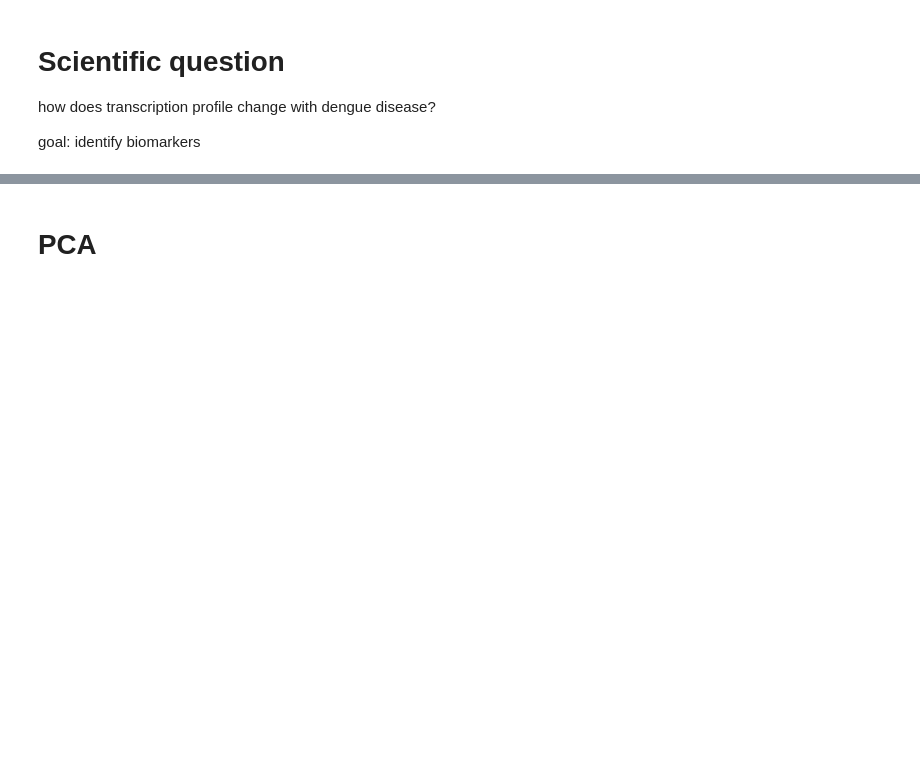
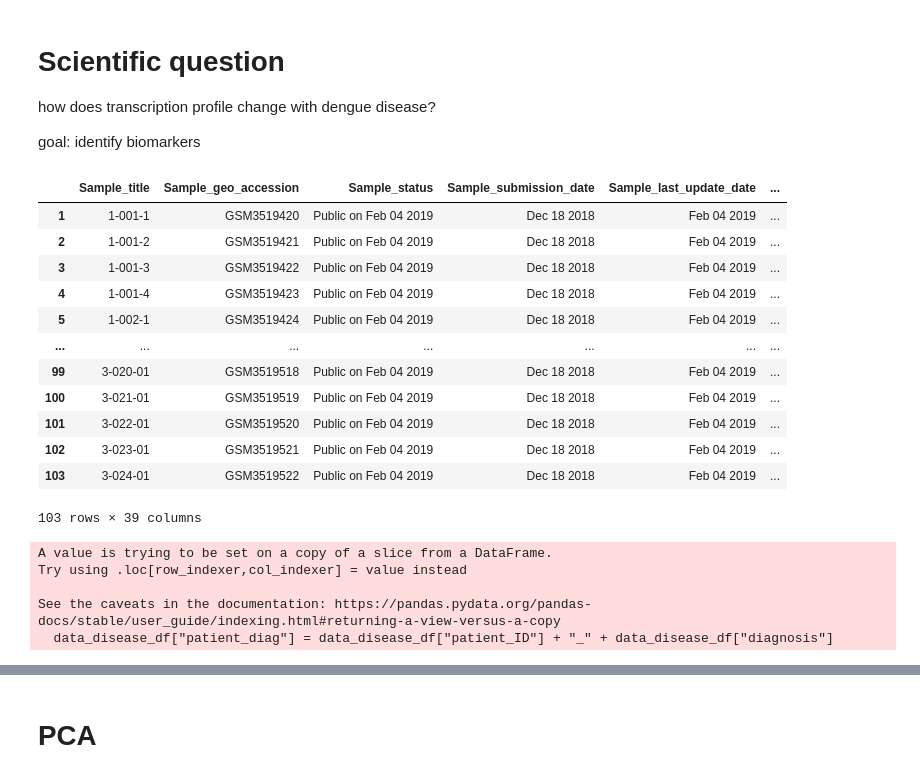
Before and after one commit to ChaosDonkey06/Stats-ML4Genomics, a Jupyter notebook: logistic_regression_py.ipynb, the cells around one changed output, grey strips where cells are left out. Saved outputs shown, nothing was run; the diff lists cells and outputs as text; code cells hidden in the pictures; blank space fills up the shorter version.

```diff
--- a/logistic_regression_py.ipynb
+++ b/logistic_regression_py.ipynb
@@ -7,11 +7,26 @@ import os
 how does transcription profile change with dengue disease?
 
 goal: identify biomarkers
+# %%
+data_df         = pd.read_csv(os.path.join("data", "dengue", "small_transcriptome", "denv.csv"), header=None).T
+data_df.columns = data_df.iloc[0]
+data_df         = data_df.iloc[1:]
+data_df
+# %% [output]
+|  | Sample_title | Sample_geo_accession | Sample_status | Sample_submission_date | Sample_last_update_date | ... |
+| 1 | 1-001-1 | GSM3519420 | Public on Feb 04 2019 | Dec 18 2018 | Feb 04 2019 | ... |
+| 2 | 1-001-2 | GSM3519421 | Public on Feb 04 2019 | Dec 18 2018 | Feb 04 2019 | ... |
+| 3 | 1-001-3 | GSM3519422 | Public on Feb 04 2019 | Dec 18 2018 | Feb 04 2019 | ... |
+| 4 | 1-001-4 | GSM3519423 | Public on Feb 04 2019 | Dec 18 2018 | Feb 04 2019 | ... |
+| 5 | 1-002-1 | GSM3519424 | Public on Feb 04 2019 | Dec 18 2018 | Feb 04 2019 | ... |
+| ... | ... | ... | ... | ... | ... | ... |
+| 99 | 3-020-01 | GSM3519518 | Public on Feb 04 2019 | Dec 18 2018 | Feb 04 2019 | ... |
+| 100 | 3-021-01 | GSM3519519 | Public on Feb 04 2019 | Dec 18 2018 | Feb 04 2019 | ... |
+| 101 | 3-022-01 | GSM3519520 | Public on Feb 04 2019 | Dec 18 2018 | Feb 04 2019 | ... |
+| 102 | 3-023-01 | GSM3519521 | Public on Feb 04 2019 | Dec 18 2018 | Feb 04 2019 | ... |
+| 103 | 3-024-01 | GSM3519522 | Public on Feb 04 2019 | Dec 18 2018 | Feb 04 2019 | ... |
+103 rows × 39 columns
 # %%
-data_df         = pd.read_csv(os.path.join("data", "dengue", "small_transcriptome", "denv.csv"), header=None).T
-data_df.columns = data_df.iloc[0]
-data_df         = data_df.iloc[1:]
-
 # data_df = data_df.drop(columns=["Sample_organism_ch1", "Sample_type",
 #                        "Sample_last_update_date", "Sample_contact_address",
 #                        "Sample_contact_city",     "Sample_contact_state",
@@ -26,6 +41,12 @@ data_disease_df = data_df[["patient_ID", "diagnosis"]]
 #data_disease_df = data_disease_df[data_disease_df.diagnosis != "exclude"]
 data_disease_df["patient_diag"] = data_disease_df["patient_ID"] + "_" + data_disease_df["diagnosis"]
 patient2diag_dict = dict(zip(data_disease_df["patient_ID"], data_disease_df["diagnosis"]))
+# %% [output]
+A value is trying to be set on a copy of a slice from a DataFrame.
+Try using .loc[row_indexer,col_indexer] = value instead
+
+See the caveats in the documentation: https://pandas.pydata.org/pandas-docs/stable/user_guide/indexing.html#returning-a-view-versus-a-copy
+  data_disease_df["patient_diag"] = data_disease_df["patient_ID"] + "_" + data_disease_df["diagnosis"]
 # %%
 def modify_patient_id_gene_expression(patient_id):
     l = patient_id.split("-")
```
Also changed, not shown: parts of 23 cells of this notebook, 4 other files.
